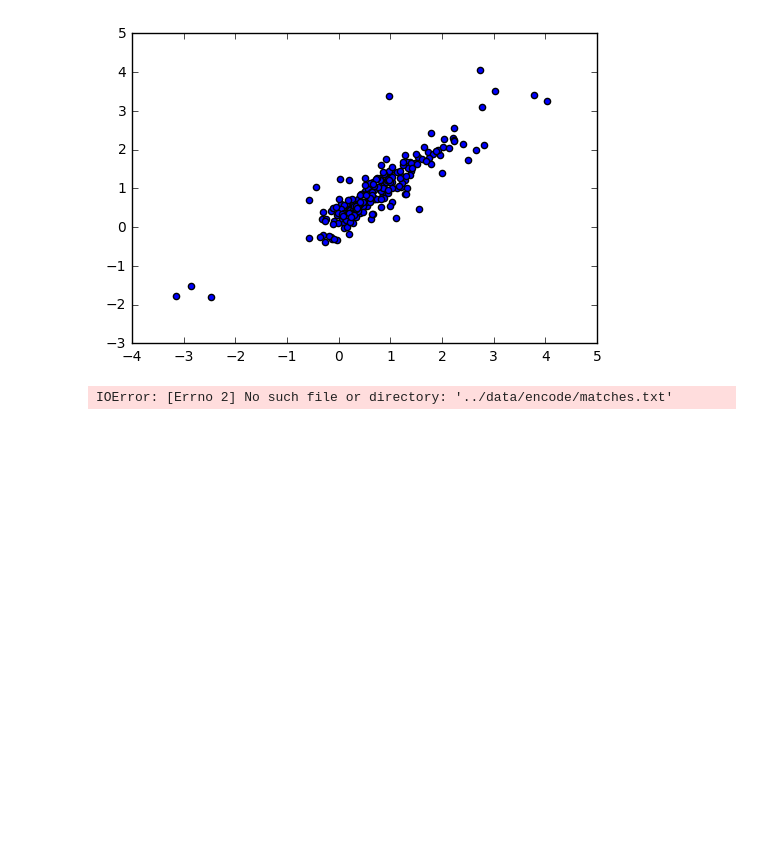
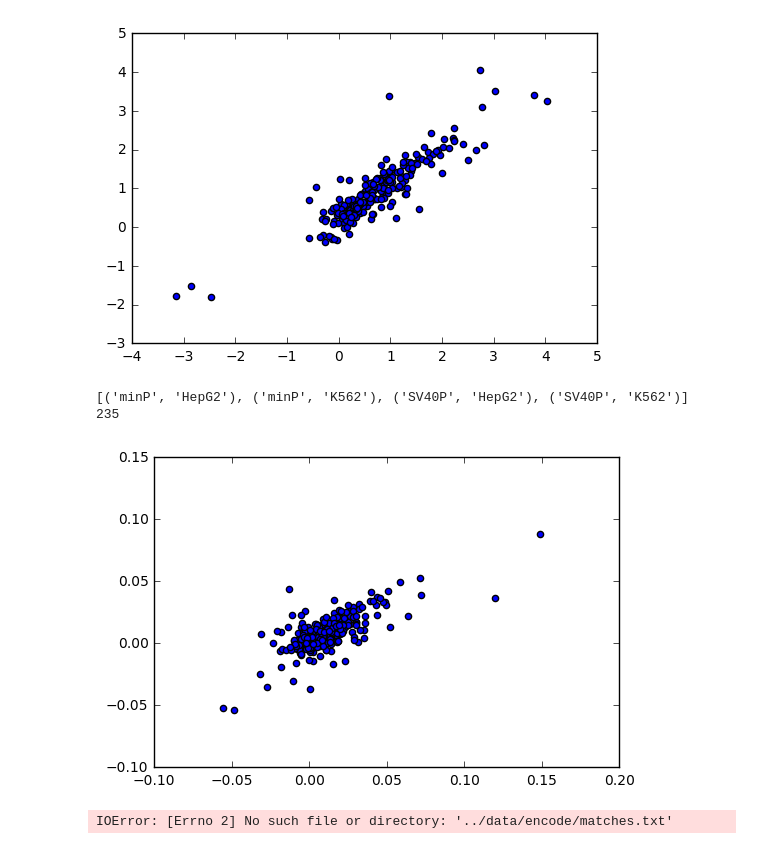
Before and after one commit to irvhsu/cs273b-project, a Jupyter notebook: notebooks/interpretation_ism.ipynb, the cells around one changed output. Drawn from its saved outputs; the diff is of its cells as text; code cells hidden in the pictures; blank space fills up the shorter version.

```diff
--- a/notebooks/interpretation_ism.ipynb
+++ b/notebooks/interpretation_ism.ipynb
@@ -306,18 +317,22 @@ plt.show()
 238
 [figure]
 # %%
-print motif_scores.keys()
+print deep_motif_scores.keys()
 hepG2, k562 = [], []
-exp1, exp2 = ('combinedP', 'HepG2'), ('combinedP', 'K562')
-print len(motif_scores[exp1].keys())
-for motif, h in motif_scores[exp1].items():
-    if not motif in motif_scores[exp2]: continue
-    k = motif_scores[exp2][motif]
+exp1, exp2 = ('SV40P', 'HepG2'), ('SV40P', 'K562')
+print len(deep_motif_scores[exp1].keys())
+for motif, h in deep_motif_scores[exp1].items():
+    if not motif in deep_motif_scores[exp2]: continue
+    k = deep_motif_scores[exp2][motif]
 
     hepG2 += [sum(h) / float(len(h))]
     k562 += [sum(k) / float(len(k))]
 plt.scatter(hepG2, k562)
 plt.show()
+# %% [output]
+[('minP', 'HepG2'), ('minP', 'K562'), ('SV40P', 'HepG2'), ('SV40P', 'K562')]
+235
+[figure, added]
 # %%
 encode = {}
 with open('../data/encode/matches.txt') as regions:
```
Also changed, not shown: parts of 5 cells of this notebook, 1 other file.
